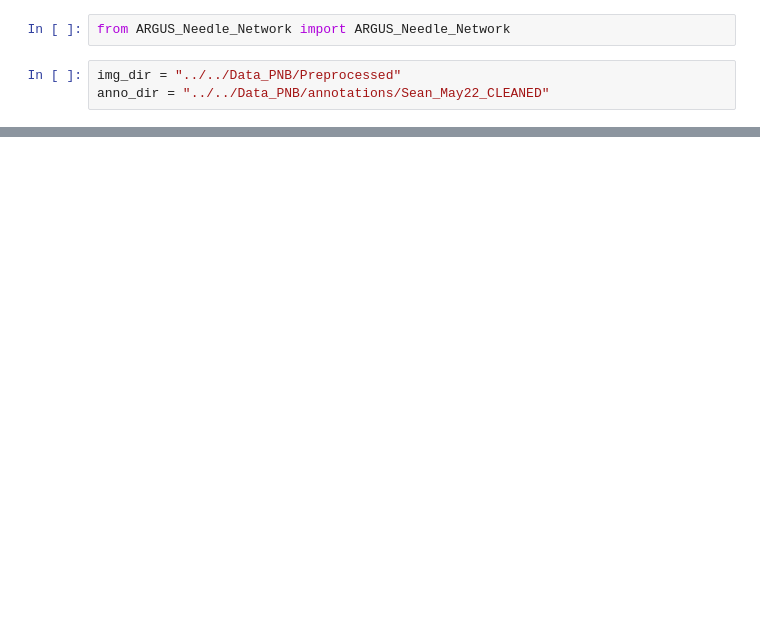
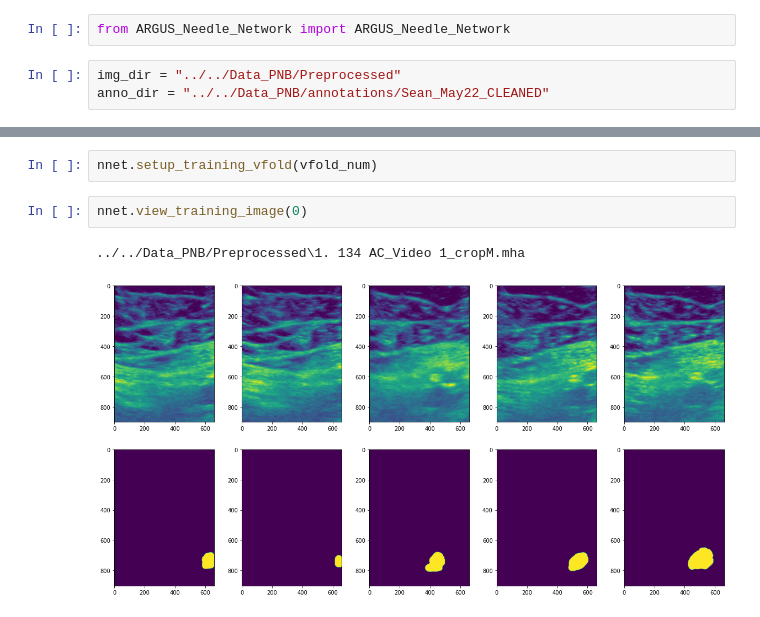
Before and after one commit to KitwareMedical/itkARGUS-DARPA-POCUS_AI-Archive, a Jupyter notebook: PNB/Experiments/ARUNet-Needle/ARUNet-ARGUS_Needle_Network_Training.ipynb, the cells around one changed output, grey strips where cells are left out. Drawn from its saved outputs; the diff is of its cells as text; blank space fills up the shorter version.

```diff
--- a/PNB/Experiments/ARUNet-Needle/ARUNet-ARGUS_Needle_Network_Training.ipynb
+++ b/PNB/Experiments/ARUNet-Needle/ARUNet-ARGUS_Needle_Network_Training.ipynb
@@ -34,0 +31,7 @@ OSError: [Errno 22] Invalid argument
+# %%
+nnet.setup_training_vfold(vfold_num)
+# %%
+nnet.view_training_image(0)
+# %% [output]
+../../Data_PNB/Preprocessed\1. 134 AC_Video 1_cropM.mha
+[figure, added]
```
Also changed, not shown: parts of 4 cells of this notebook, 6 other files.
